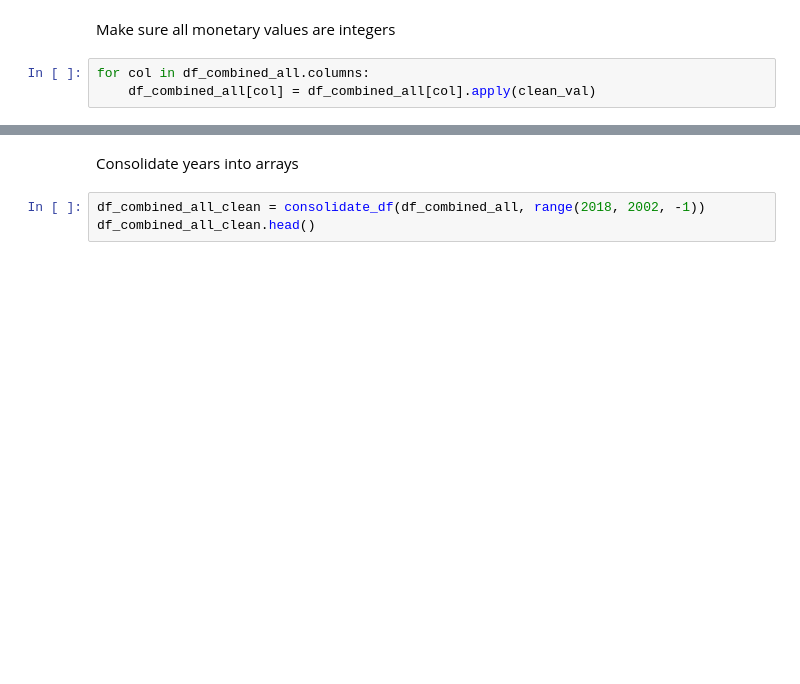
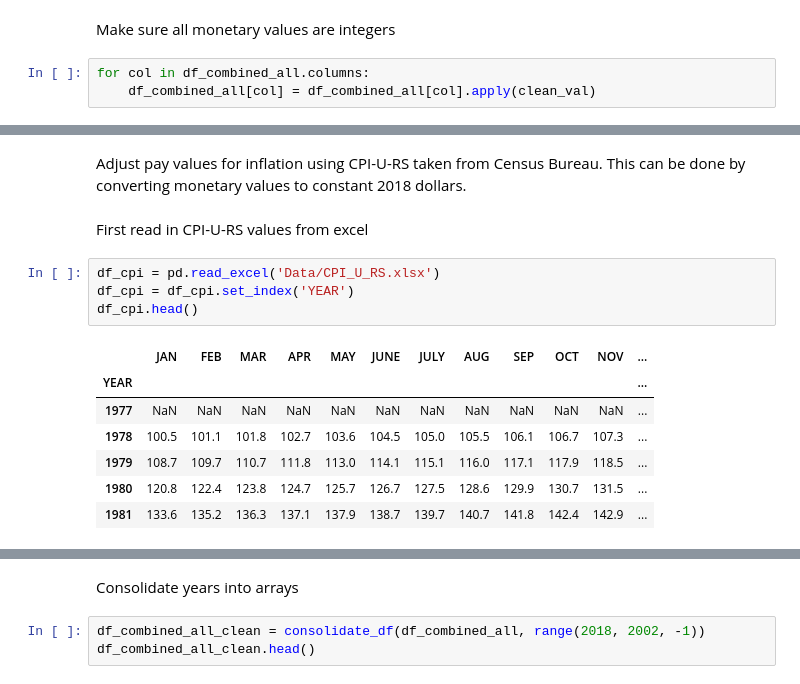
Before and after one commit to coverney/ThinkStats2, a Jupyter notebook: project2/Women Weekly Income and Occupation Time Analysis Data Cleaning.ipynb, the cells around one changed output, grey strips where cells are left out. Cells and saved outputs as stored; diff of their text form; blank space fills up the shorter version.

```diff
--- a/project2/Women Weekly Income and Occupation Time Analysis Data Cleaning.ipynb
+++ b/project2/Women Weekly Income and Occupation Time Analysis Data Cleaning.ipynb
@@ -369 +369,17 @@ df_combined_all.tail()
 5 rows × 96 columns
+# %% [markdown]
+Adjust pay values for inflation using CPI-U-RS taken from Census Bureau. This can be done by converting monetary values to constant 2018 dollars.
+# %% [markdown]
+First read in CPI-U-RS values from excel
+# %%
+df_cpi = pd.read_excel('Data/CPI_U_RS.xlsx')
+df_cpi = df_cpi.set_index('YEAR')
+df_cpi.head()
+# %% [output]
+|  | JAN | FEB | MAR | APR | MAY | JUNE | JULY | AUG | SEP | OCT | NOV | ... |
+| YEAR |  |  |  |  |  |  |  |  |  |  |  | ... |
+| 1977 | NaN | NaN | NaN | NaN | NaN | NaN | NaN | NaN | NaN | NaN | NaN | ... |
+| 1978 | 100.5 | 101.1 | 101.8 | 102.7 | 103.6 | 104.5 | 105.0 | 105.5 | 106.1 | 106.7 | 107.3 | ... |
+| 1979 | 108.7 | 109.7 | 110.7 | 111.8 | 113.0 | 114.1 | 115.1 | 116.0 | 117.1 | 117.9 | 118.5 | ... |
+| 1980 | 120.8 | 122.4 | 123.8 | 124.7 | 125.7 | 126.7 | 127.5 | 128.6 | 129.9 | 130.7 | 131.5 | ... |
+| 1981 | 133.6 | 135.2 | 136.3 | 137.1 | 137.9 | 138.7 | 139.7 | 140.7 | 141.8 | 142.4 | 142.9 | ... |
```
Also changed, not shown: parts of 13 cells of this notebook, 5 other files.
